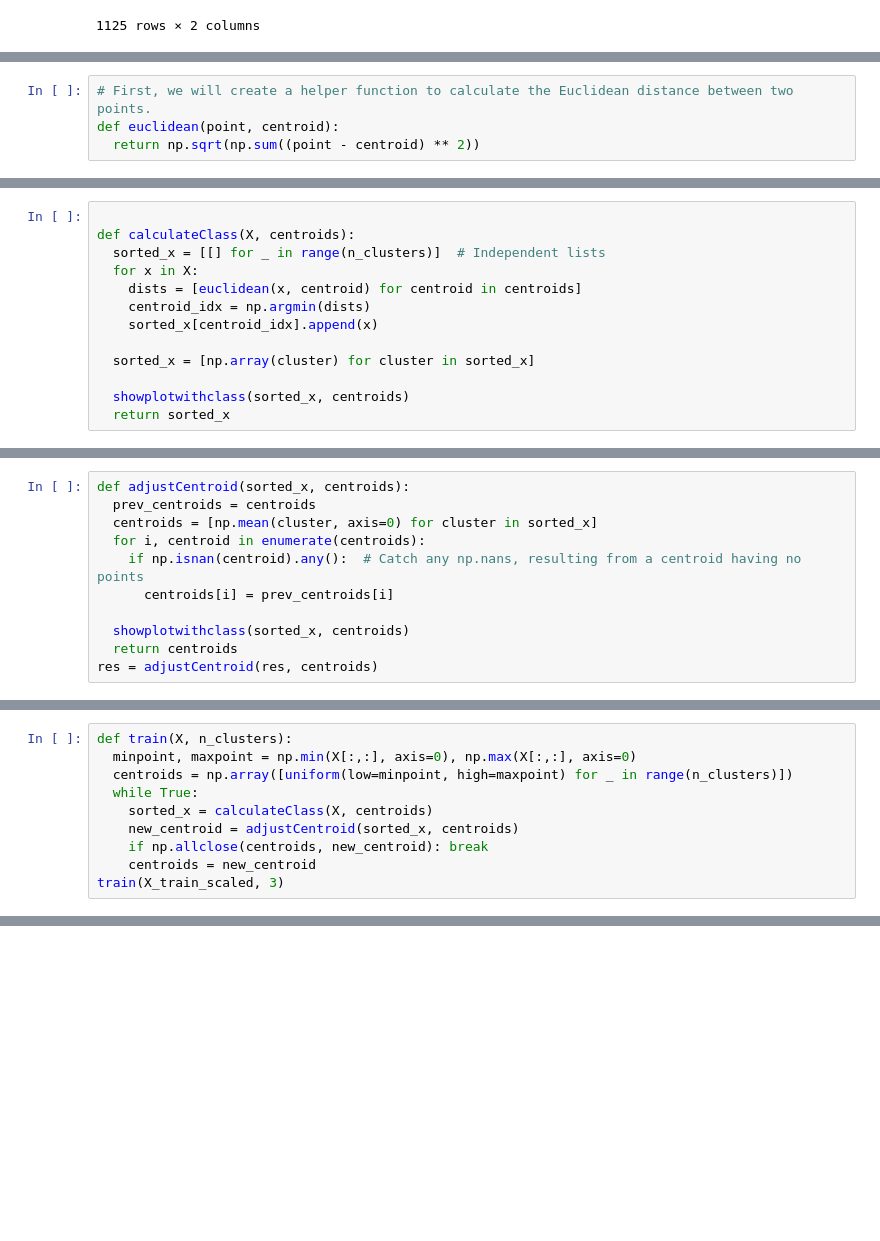
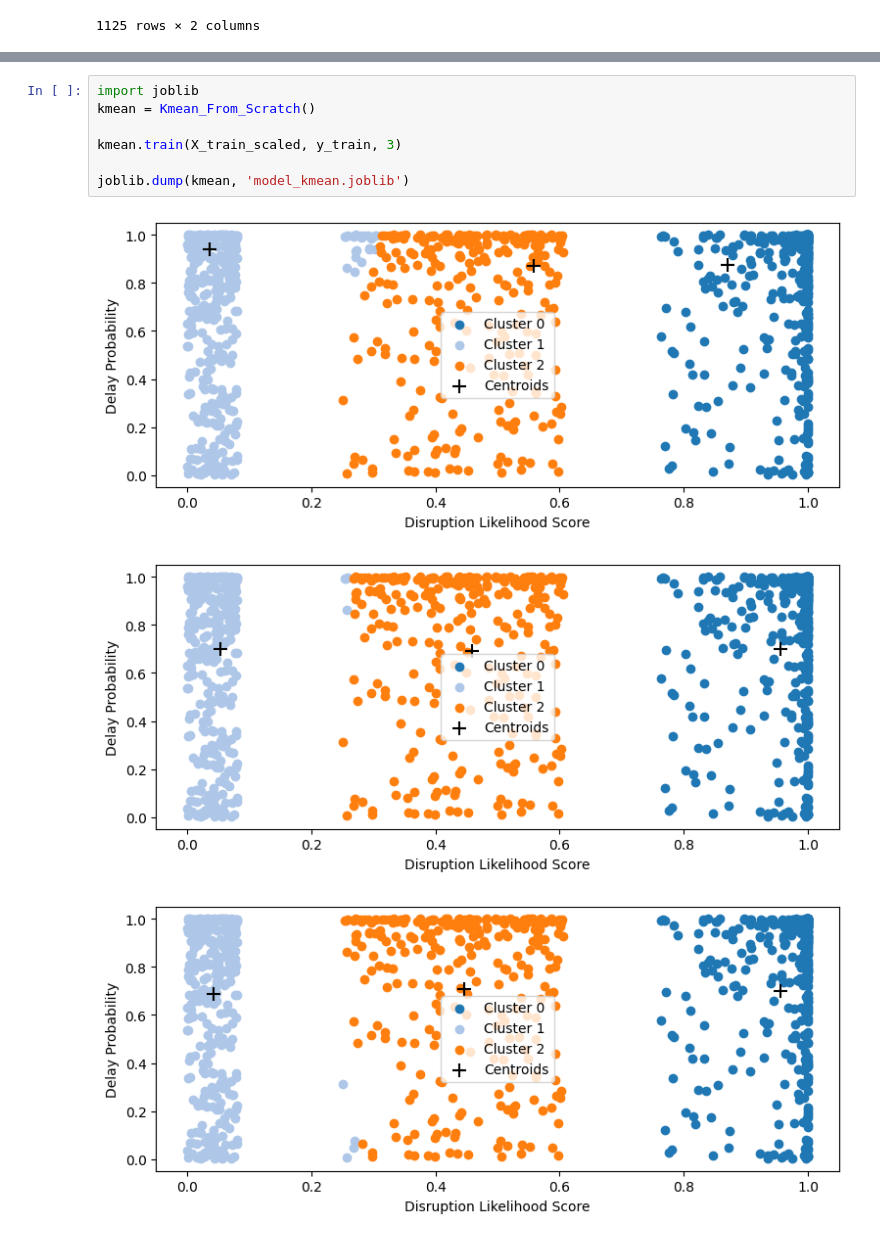
Before and after one commit to ML-PROJECT-KMITL/logistic-ml-project, a Jupyter notebook: classification/kmean_algomerative/kmean_algomerative.ipynb, the cells around one changed output, grey strips where cells are left out. Drawn from its saved outputs; the diff is of its cells as text; blank space fills up the shorter version.

Commit message:
successfull kmean

```diff
--- a/classification/kmean_algomerative/kmean_algomerative.ipynb
+++ b/classification/kmean_algomerative/kmean_algomerative.ipynb
@@ -299,4 +264,0 @@ IndexError: boolean index did not match indexed array along axis 0; size of axis
-# %%
-# First, we will create a helper function to calculate the Euclidean distance between two points.
-def euclidean(point, centroid):
-  return np.sqrt(np.sum((point - centroid) ** 2))
@@ -356,13 +264,0 @@ def showplotwithclass(sorted_x, centroids):
-# %%
-
-def calculateClass(X, centroids):
-  sorted_x = [[] for _ in range(n_clusters)]  # Independent lists
-  for x in X:
-    dists = [euclidean(x, centroid) for centroid in centroids]
-    centroid_idx = np.argmin(dists)
-    sorted_x[centroid_idx].append(x)
-
-  sorted_x = [np.array(cluster) for cluster in sorted_x]
-
-  showplotwithclass(sorted_x, centroids)
-  return sorted_x
@@ -373,11 +264,0 @@ res = calculateClass(X_train_scaled, centroids)
-# %%
-def adjustCentroid(sorted_x, centroids):
-  prev_centroids = centroids
-  centroids = [np.mean(cluster, axis=0) for cluster in sorted_x]
-  for i, centroid in enumerate(centroids):
-    if np.isnan(centroid).any():  # Catch any np.nans, resulting from a centroid having no points
-      centroids[i] = prev_centroids[i]
-
-  showplotwithclass(sorted_x, centroids)
-  return centroids
-res = adjustCentroid(res, centroids)
@@ -386,10 +264,0 @@ res = adjustCentroid(res, centroids)
-# %%
-def train(X, n_clusters):
-  minpoint, maxpoint = np.min(X[:,:], axis=0), np.max(X[:,:], axis=0)
-  centroids = np.array([uniform(low=minpoint, high=maxpoint) for _ in range(n_clusters)])
-  while True:
-    sorted_x = calculateClass(X, centroids)
-    new_centroid = adjustCentroid(sorted_x, centroids)
-    if np.allclose(centroids, new_centroid): break
-    centroids = new_centroid
-train(X_train_scaled, 3)
@@ -409,0 +355,11 @@ train(X_train_scaled, 3)
+# %%
+import joblib
+kmean = Kmean_From_Scratch()
+
+kmean.train(X_train_scaled, y_train, 3)
+
+joblib.dump(kmean, 'model_kmean.joblib')
+# %% [output]
+[figure, added]
+[figure, added]
+[figure, added]
```
Also changed, not shown: parts of 16 cells of this notebook, 1 other file.
